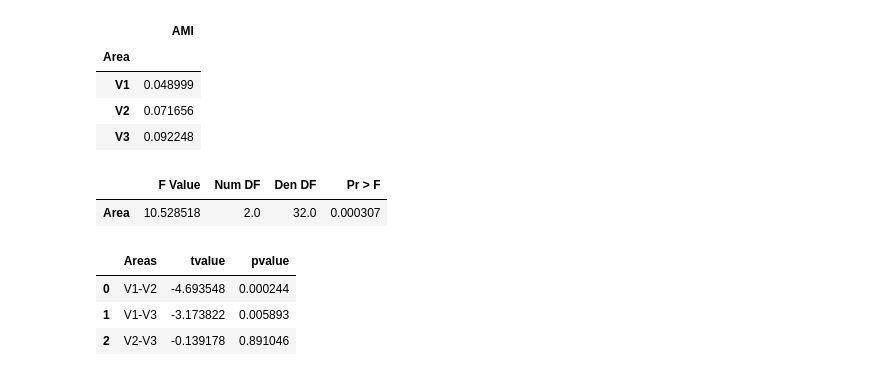
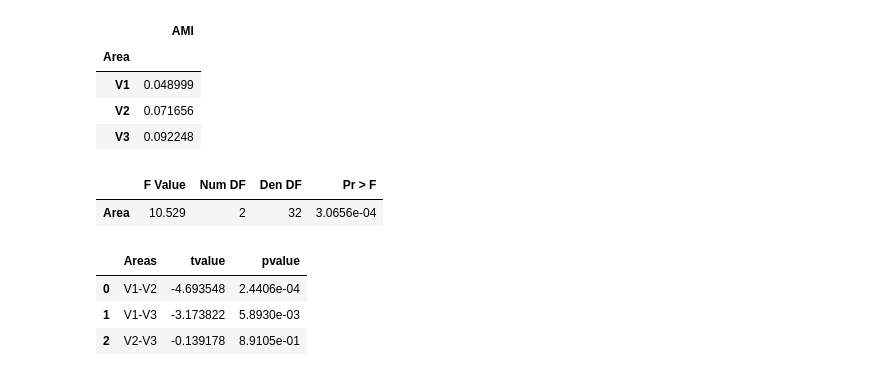
Before and after one commit to TimVanMourik/LayerAttention, a Jupyter notebook: Notebooks/RegionAnalysis.ipynb, the cells around one changed output. Saved outputs shown, nothing was run; the diff lists cells and outputs as text; code cells hidden in the pictures.

```diff
--- a/Notebooks/RegionAnalysis.ipynb
+++ b/Notebooks/RegionAnalysis.ipynb
@@ -101,6 +101,18 @@ def make_figure(region):
                 results = results.append({'Activation': betas[hemisphere][subject,regressor], 'Subject': subject, 'Stimulus': stimulus, 'Attention': attention, 'Hemisphere': hemisphere, 'Area': region}, ignore_index=True)
 
     return results
+
+def color_significant_values(value):
+    if value > 0.05:
+        color = "black"
+    elif value > 0.01:
+        color = 'darkred'
+    else:
+        color = 'green'
+    return 'color: %s' % color
+
+def bold_face(value):
+    return 'font-weight: bold'
 # %%
 regions = ['V1', 'V2', 'V3']
 
@@ -174,18 +198,16 @@ Ttest_1sampResult(statistic=-3.1216471655764466, pvalue=0.006574770807035019)
 # %% [markdown]
 ### Effect sizes per region:
 # %%
-def as_percent(value):
-    return f"{value}test"
+effects = pd.DataFrame(columns=['Region', 'Attention', 'Stimulus'])
+for region in regions:
 
-effects = pd.DataFrame(columns=['Region', 'Attention', 'Stimulus', 'AMI'])
-for region in regions:
     att = betas.query(f"Area == '{region}'").groupby(['Subject', 'Attention']).mean().reset_index()
-    att_effect = att.query(f"Attention == 'On'")["Activation"][1] - att.query(f"Attention == 'Off'")["Activation"][0]
-
+    att_effect = att.query(f"Attention == 'On'")["Activation"].reset_index() - att.query(f"Attention == 'Off'")["Activation"].reset_index()
+    att_effect = att_effect.mean()[1]
     stim = betas.query(f"Area == '{region}'").groupby(['Subject','Stimulus']).mean().reset_index()
-    stim_effect = stim.query(f"Stimulus == 'On'")["Activation"][1] - stim.query(f"Stimulus == 'Off'")["Activation"][0]
-
-    effects.loc[len(effects)] = [region, att_effect, stim_effect, att_effect / (att_effect + stim_effect)]
+    stim_effect = stim.query(f"Stimulus == 'On'")["Activation"].reset_index()- stim.query(f"Stimulus == 'Off'")["Activation"].reset_index()
+    stim_effect = stim_effect.mean()[1]
+    effects.loc[len(effects)] = [region, att_effect, stim_effect]
 
 effects.style.format('{:.2%}', subset=["Attention", "Stimulus"])
 # %% [output]
@@ -224,21 +244,28 @@ ami.groupby(['Area']).std()
 # %%
 aov_table = AnovaRM(ami, 'AMI', 'Subject', within=['Area'])
 res = aov_table.fit()
-pd.DataFrame(res.summary().tables[0])
+pd.DataFrame(res.summary().tables[0]) \
+    .style \
+    .applymap(color_significant_values, subset=['Pr > F']) \
+    .format({'F Value': "{:.3f}", 'Num DF': "{:.0f}", 'Den DF': "{:.0f}", 'Pr > F': "{:.4e}"})
 # %% [output]
 |  | F Value | Num DF | Den DF | Pr > F |
-| Area | 10.528518 | 2.0 | 32.0 | 0.000307 |
+| Area | 10.529 | 2 | 32 | 3.0656e-04 |
 # %%
 ami_diff = pd.DataFrame(columns=['Areas', 'tvalue', 'pvalue'])
 test = stats.ttest_rel(ami.query("Area == 'V1'")['AMI'], ami.query("Area == 'V2'")['AMI'])
 ami_diff.loc[len(ami_diff)] = {'Areas': 'V1-V2', 'tvalue': test.statistic, 'pvalue': test.pvalue}
 test = stats.ttest_rel(ami.query("Area == 'V1'")['AMI'], ami.query("Area == 'V3'")['AMI'])
 ami_diff.loc[len(ami_diff)] = {'Areas': 'V1-V3', 'tvalue': test.statistic, 'pvalue': test.pvalue}
 test = stats.ttest_rel(ami.query("Area == 'V2'")['AMI'], ami.query("Area == 'V3'")['AMI'])
 ami_diff.loc[len(ami_diff)] = {'Areas': 'V2-V3', 'tvalue': test.statistic, 'pvalue': test.pvalue}
-ami_diff
+
+ami_diff \
+    .style \
+    .applymap(color_significant_values, subset=['pvalue']) \
+    .format({'pvalue': "{:.4e}"})
 # %% [output]
 |  | Areas | tvalue | pvalue |
-| 0 | V1-V2 | -4.693548 | 0.000244 |
-| 1 | V1-V3 | -3.173822 | 0.005893 |
-| 2 | V2-V3 | -0.139178 | 0.891046 |
+| 0 | V1-V2 | -4.693548 | 2.4406e-04 |
+| 1 | V1-V3 | -3.173822 | 5.8930e-03 |
+| 2 | V2-V3 | -0.139178 | 8.9105e-01 |
```
Also changed, not shown: parts of 7 cells of this notebook, 1 other file.
